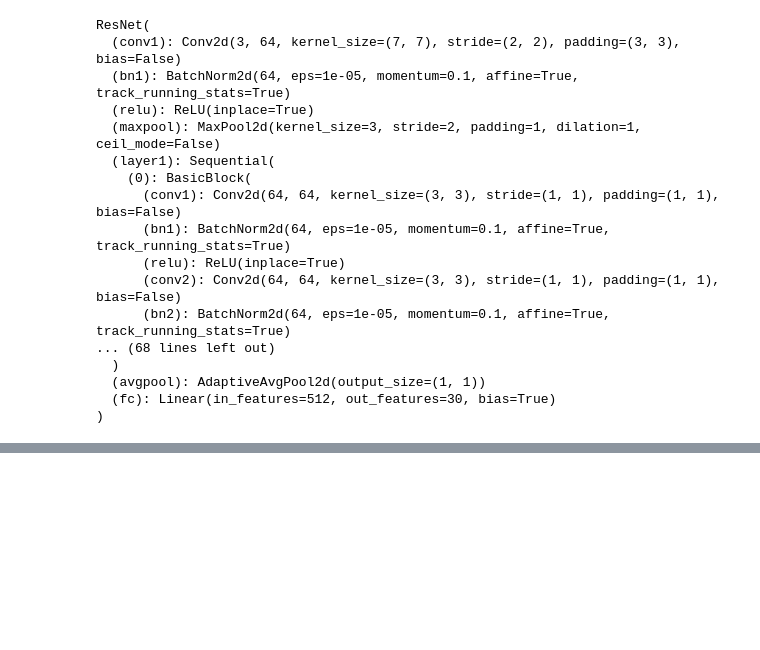
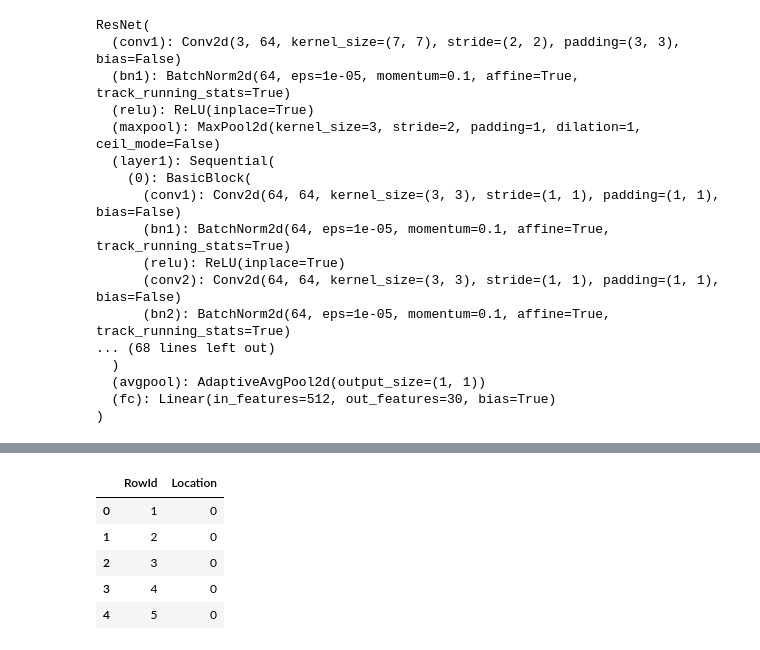
Before and after one commit to KunWang0129/CNN_Facial_Detection, a Jupyter notebook: Facial_Features.ipynb, the cells around one changed output, grey strips where cells are left out. Cells and saved outputs as stored; diff of their text form; code cells hidden in the pictures; blank space fills up the shorter version.

```diff
--- a/Facial_Features.ipynb
+++ b/Facial_Features.ipynb
@@ -818,0 +838,10 @@ for idx in val_images_idxs:
+# %%
+sample_submission = pd.read_csv('./facial_keypoints/SampleSubmission.csv')
+sample_submission.head()
+# %% [output]
+|  | RowId | Location |
+| 0 | 1 | 0 |
+| 1 | 2 | 0 |
+| 2 | 3 | 0 |
+| 3 | 4 | 0 |
+| 4 | 5 | 0 |
```
Also changed, not shown: parts of 17 cells of this notebook, 1 other file.
